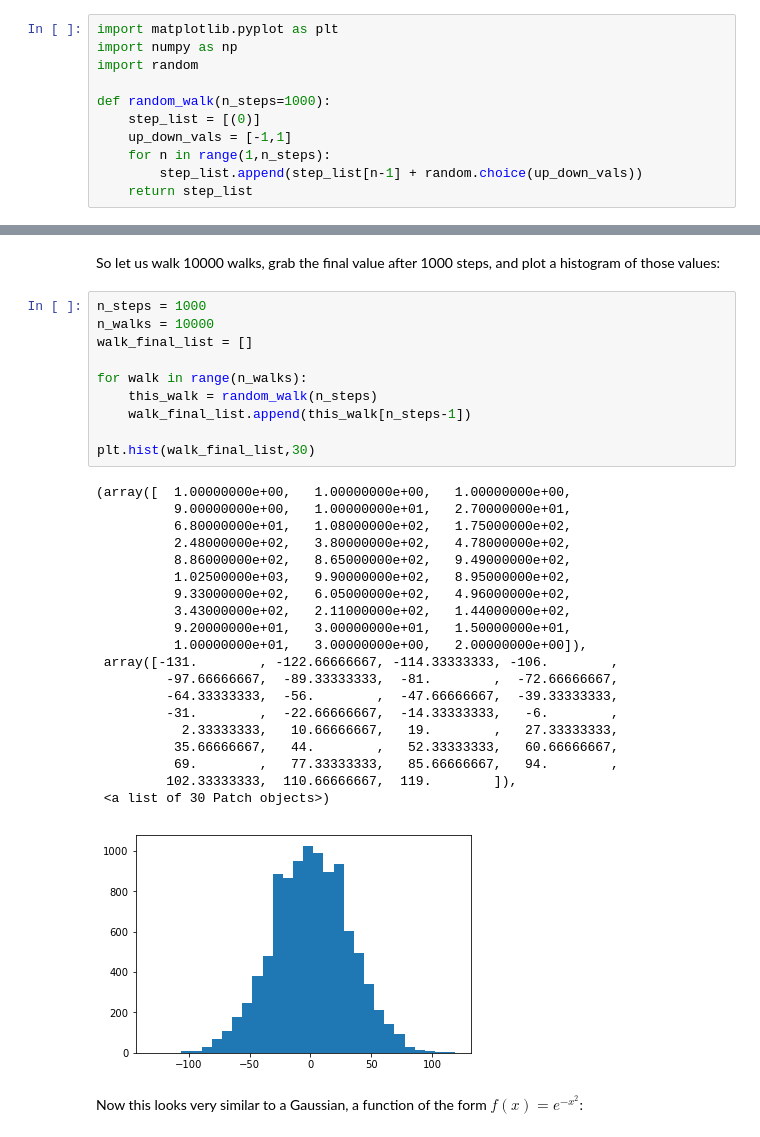
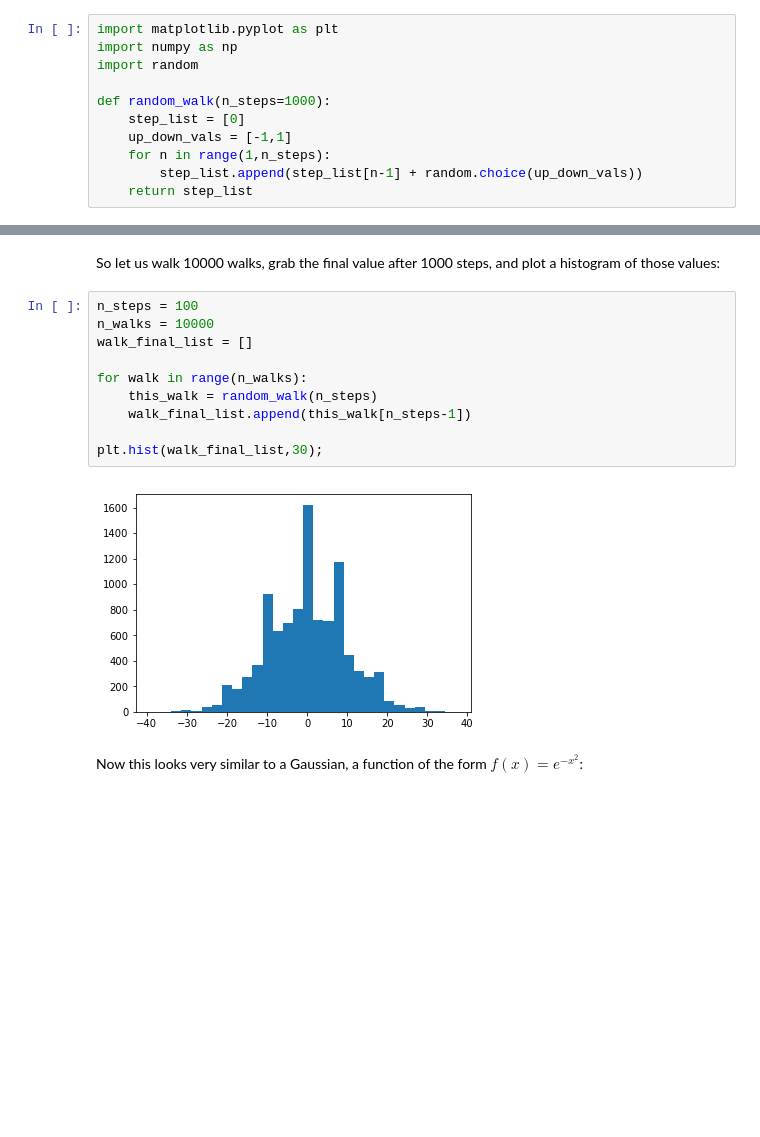
Before and after one commit to atomScratch/Personal-Calculus, a Jupyter notebook: Notebooks/RandomWalksTutorial/RandomWalksTutorial.ipynb, the cells around one changed output, grey strips where cells are left out. Drawn from its saved outputs; the diff is of its cells as text; blank space fills up the shorter version.

```diff
--- a/Notebooks/RandomWalksTutorial/RandomWalksTutorial.ipynb
+++ b/Notebooks/RandomWalksTutorial/RandomWalksTutorial.ipynb
@@ -12,7 +12,7 @@ import numpy as np
 import random
 
 def random_walk(n_steps=1000):
-    step_list = [(0)]
+    step_list = [0]
     up_down_vals = [-1,1]
     for n in range(1,n_steps):
         step_list.append(step_list[n-1] + random.choice(up_down_vals))
@@ -42,36 +46,17 @@ for walk in range(n_walks):
 # %% [markdown]
 So let us walk 10000 walks, grab the final value after 1000 steps, and plot a histogram of those values:
 # %%
-n_steps = 1000
+n_steps = 100
 n_walks = 10000
 walk_final_list = []
 
 for walk in range(n_walks):
     this_walk = random_walk(n_steps)
     walk_final_list.append(this_walk[n_steps-1])
 
-plt.hist(walk_final_list,30)
+plt.hist(walk_final_list,30);
 # %% [output]
-(array([  1.00000000e+00,   1.00000000e+00,   1.00000000e+00,
-          9.00000000e+00,   1.00000000e+01,   2.70000000e+01,
-          6.80000000e+01,   1.08000000e+02,   1.75000000e+02,
-          2.48000000e+02,   3.80000000e+02,   4.78000000e+02,
-          8.86000000e+02,   8.65000000e+02,   9.49000000e+02,
-          1.02500000e+03,   9.90000000e+02,   8.95000000e+02,
-          9.33000000e+02,   6.05000000e+02,   4.96000000e+02,
-          3.43000000e+02,   2.11000000e+02,   1.44000000e+02,
-          9.20000000e+01,   3.00000000e+01,   1.50000000e+01,
-          1.00000000e+01,   3.00000000e+00,   2.00000000e+00]),
- array([-131.        , -122.66666667, -114.33333333, -106.        ,
-         -97.66666667,  -89.33333333,  -81.        ,  -72.66666667,
-         -64.33333333,  -56.        ,  -47.66666667,  -39.33333333,
-         -31.        ,  -22.66666667,  -14.33333333,   -6.        ,
-           2.33333333,   10.66666667,   19.        ,   27.33333333,
-          35.66666667,   44.        ,   52.33333333,   60.66666667,
-          69.        ,   77.33333333,   85.66666667,   94.        ,
-         102.33333333,  110.66666667,  119.        ]),
- <a list of 30 Patch objects>)
-[figure, old version]
+[figure, new version]
 # %% [markdown]
 Now this looks very similar to a Gaussian, a function of the form $f(x) = e^{-x^2}$:
 # %%
```
Also changed, not shown: parts of 10 cells of this notebook.
